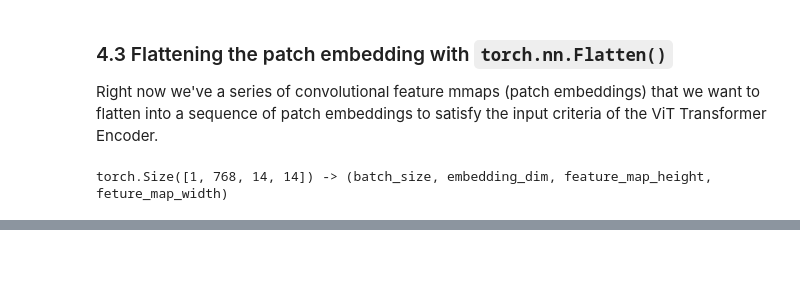
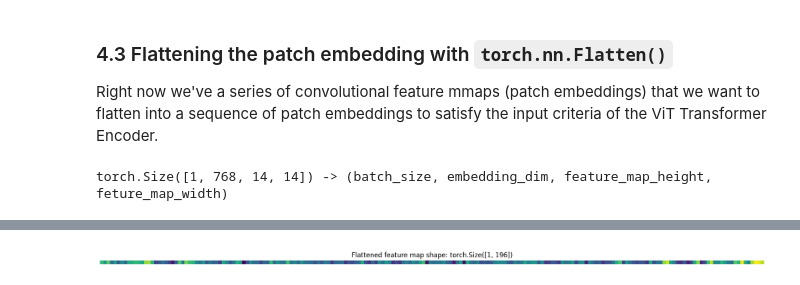
Before and after one commit to Muntasir2179/pytorch-learnig, a Jupyter notebook: 08_pytorch_paper_replicating_.ipynb, the cells around one changed output, grey strips where cells are left out. Saved outputs shown, nothing was run; the diff lists cells and outputs as text; code cells hidden in the pictures; blank space fills up the shorter version.

Commit message:
created class to replicate the patch embedding layer

```diff
--- a/08_pytorch_paper_replicating_.ipynb
+++ b/08_pytorch_paper_replicating_.ipynb
@@ -429,5 +429,6 @@ print(flatten_feature_map)
 print(flatten_feature_map.shape)
 
 # rearrange output of flattened layer
-print(f'{flatten_feature_map.permute(0, 2, 1).shape} -> (batch_size, number_of_paches, embedding_dimension)')
+image_out_of_conv_flattened_permuted = flatten_feature_map.permute(0, 2, 1)
+print(f'{image_out_of_conv_flattened_permuted.shape} -> (batch_size, number_of_paches, embedding_dimension)')
 # %% [output]
@@ -441,3 +442,7 @@ tensor([[[ 0.3407,  0.3450,  0.2832,  ...,  0.0892,  0.0703,  0.2473],
        grad_fn=<ViewBackward0>)
 torch.Size([1, 768, 196])
 torch.Size([1, 196, 768]) -> (batch_size, number_of_paches, embedding_dimension)
+# %%
+# get a single flattened feature map
+single_flattened_feature_map = image_out_of_conv_flattened_permuted[:, :, 0]
+single_flattened_feature_map
@@ -443,0 +467,9 @@ torch.Size([1, 196, 768]) -> (batch_size, number_of_paches, embedding_dimension)
+# %%
+# plot the flattened feature map
+plt.figure(figsize=(22,22))
+plt.imshow(single_flattened_feature_map.detach().numpy())
+plt.title(f"Flattened feature map shape: {single_flattened_feature_map.shape}")
+plt.axis(False)
+plt.show()
+# %% [output]
+[figure, added]
```
Also changed, not shown: parts of 14 cells of this notebook.
